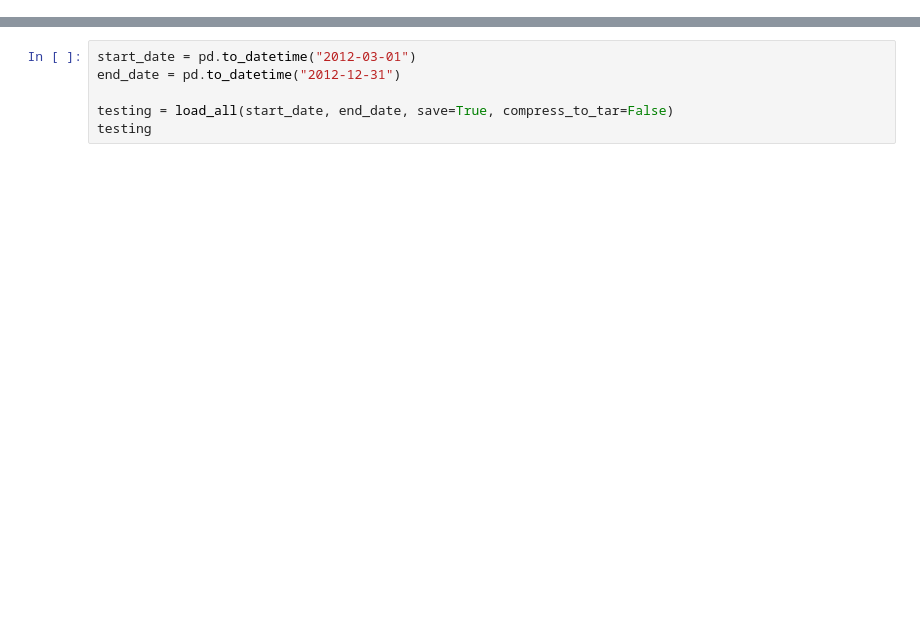
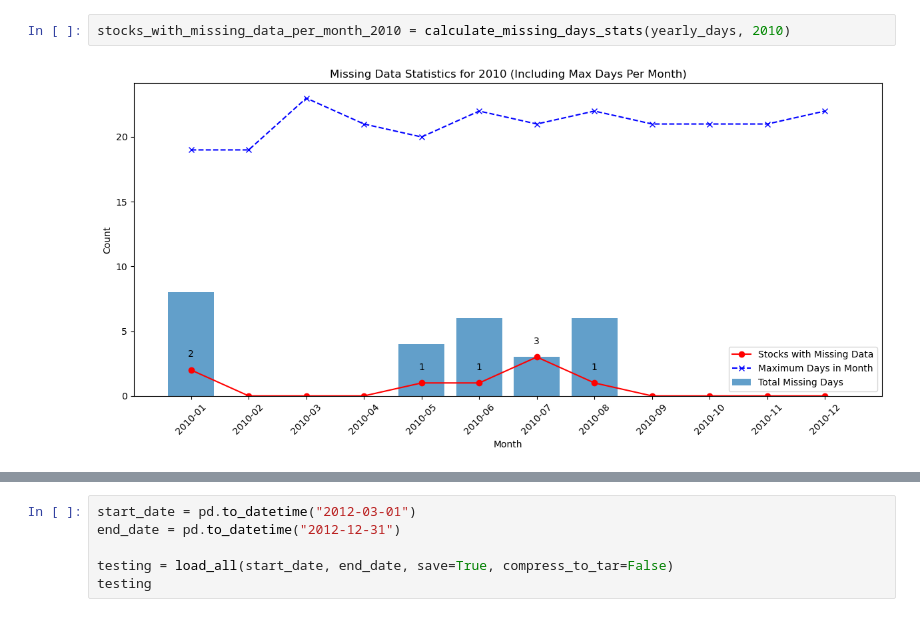
Before and after one commit to PH-14/FBD_2024_GroupE, a Jupyter notebook: uploading.ipynb, the cells around one changed output, grey strips where cells are left out. Saved outputs shown, nothing was run; the diff lists cells and outputs as text; blank space fills up the shorter version.

```diff
--- a/uploading.ipynb
+++ b/uploading.ipynb
@@ -4,0 +41,4 @@ from data_exploration import *
+# %%
+stocks_with_missing_data_per_month_2010 = calculate_missing_days_stats(yearly_days, 2010)
+# %% [output]
+[figure, added]
```
Also changed, not shown: parts of 13 cells of this notebook, 15 other files.
